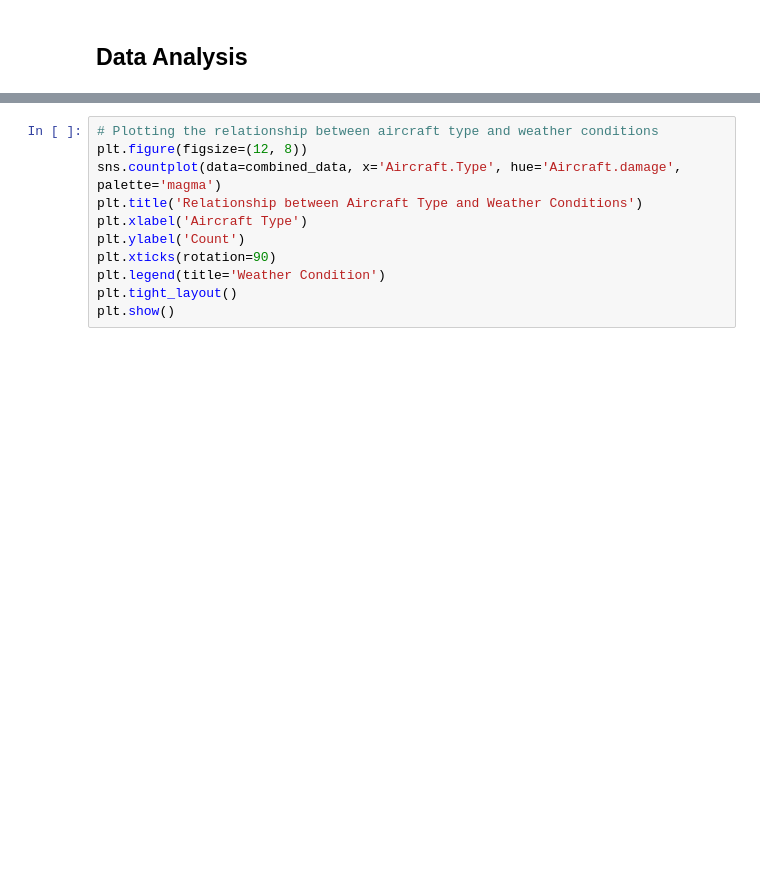
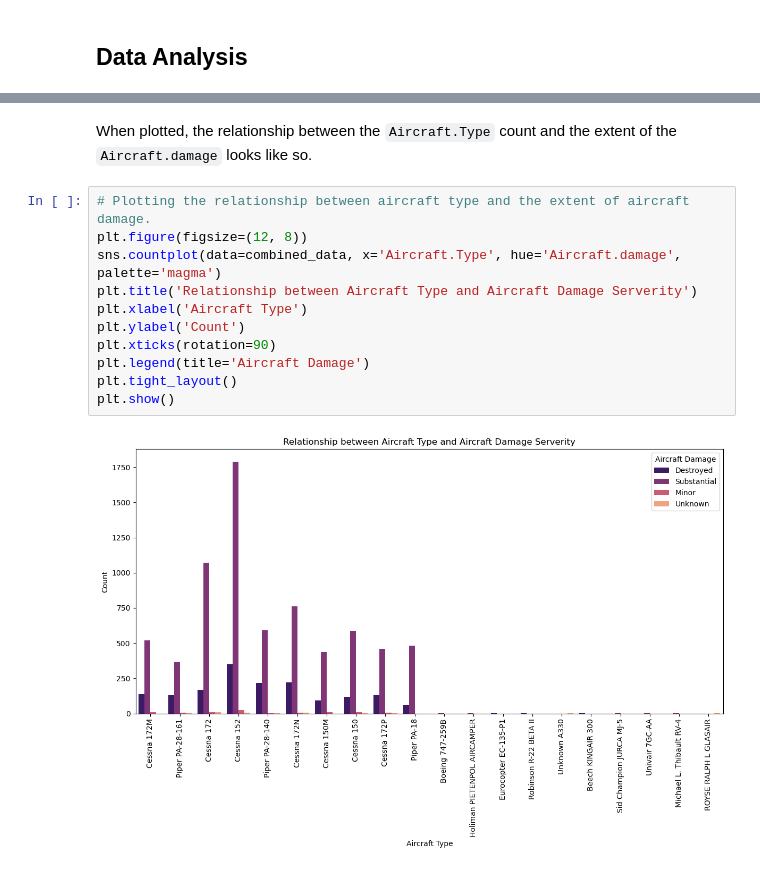
Before and after one commit to NgureGlo/Aviation_Project, a Jupyter notebook: aircraft_risk_analysis.ipynb, the cells around one changed output, grey strips where cells are left out. Drawn from its saved outputs; the diff is of its cells as text; blank space fills up the shorter version.

```diff
--- a/aircraft_risk_analysis.ipynb
+++ b/aircraft_risk_analysis.ipynb
@@ -439,11 +484,15 @@ combined_data
+# %% [markdown]
+When plotted, the relationship between the `Aircraft.Type` count and the extent of the `Aircraft.damage` looks like so.
 # %%
-# Plotting the relationship between aircraft type and weather conditions
+# Plotting the relationship between aircraft type and the extent of aircraft damage.
 plt.figure(figsize=(12, 8))
 sns.countplot(data=combined_data, x='Aircraft.Type', hue='Aircraft.damage', palette='magma')
-plt.title('Relationship between Aircraft Type and Weather Conditions')
+plt.title('Relationship between Aircraft Type and Aircraft Damage Serverity')
 plt.xlabel('Aircraft Type')
 plt.ylabel('Count')
 plt.xticks(rotation=90)
-plt.legend(title='Weather Condition')
+plt.legend(title='Aircraft Damage')
 plt.tight_layout()
 plt.show()
+# %% [output]
+[figure, added]
```
Also changed, not shown: parts of 62 cells of this notebook.
